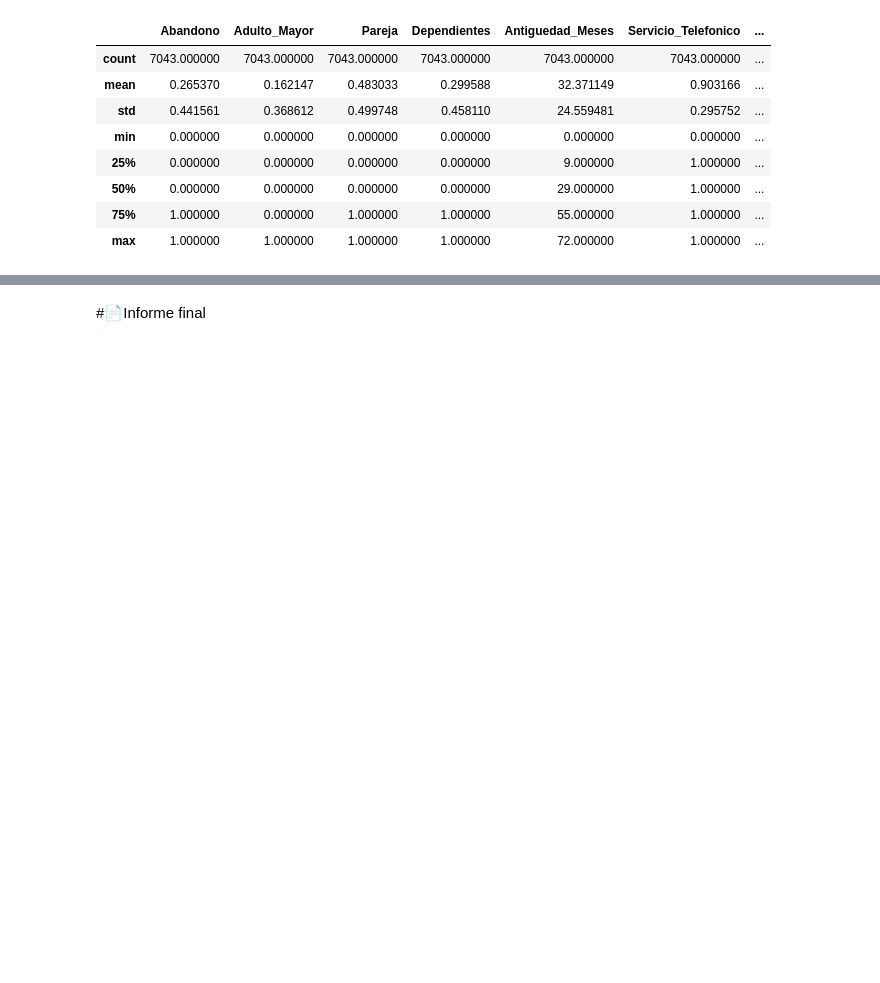
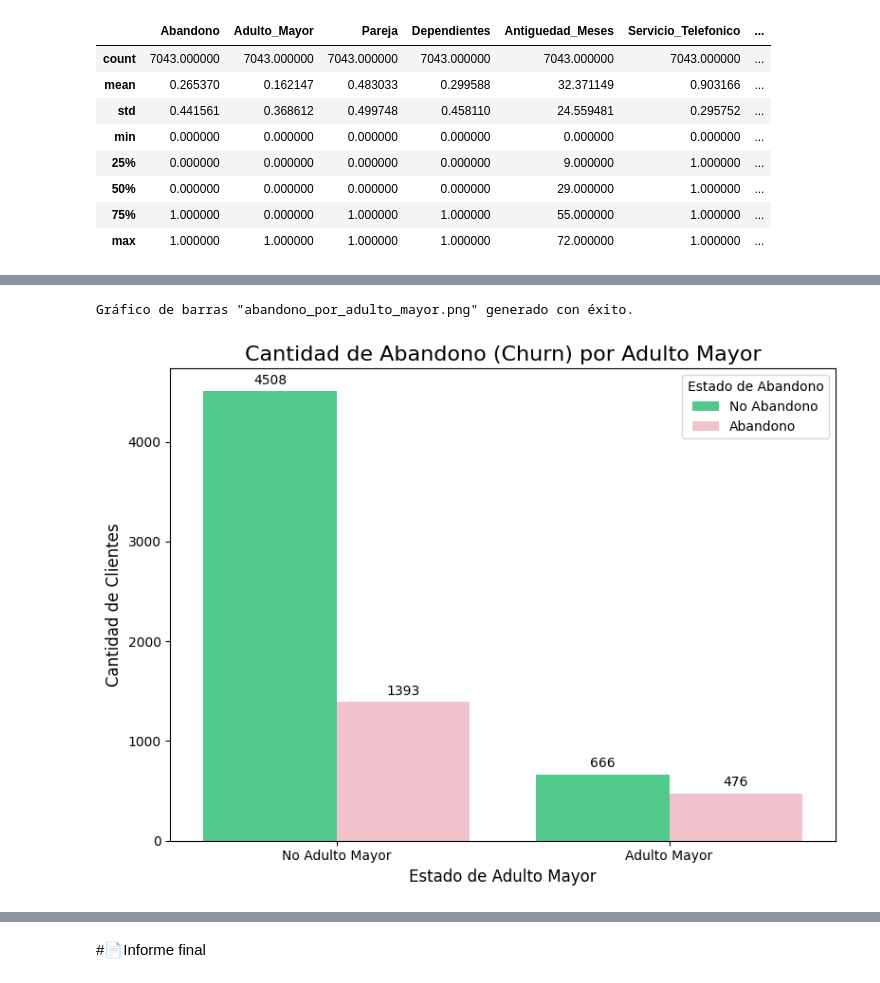
Before and after one commit to gloriaCV/challenge-telecomx-1, a Jupyter notebook: TelecomX_LATAM.ipynb, the cells around one changed output, grey strips where cells are left out. Drawn from its saved outputs; the diff is of its cells as text; code cells hidden in the pictures; blank space fills up the shorter version.

```diff
--- a/TelecomX_LATAM.ipynb
+++ b/TelecomX_LATAM.ipynb
@@ -409,0 +505,24 @@ df.describe()
+# %%
+df['Adulto_Mayor_Etiqueta'] = df['Adulto_Mayor'].map({0: 'No Adulto Mayor', 1: 'Adulto Mayor'})
+
+colores_churn = {0: '#3DDD8A', 1: '#F8BBC7'}
+
+plt.figure(figsize=(8, 6))
+ax = sns.countplot(data=df, x='Adulto_Mayor_Etiqueta', hue='Abandono', palette=colores_churn)
+
+plt.title('Cantidad de Abandono (Churn) por Adulto Mayor', fontsize=16)
+plt.xlabel('Estado de Adulto Mayor', fontsize=12)
+plt.ylabel('Cantidad de Clientes', fontsize=12)
+
+handles, labels = plt.gca().get_legend_handles_labels()
+plt.legend(handles=handles, labels=['No Abandono', 'Abandono'], title='Estado de Abandono')
+
+for container in ax.containers:
+    ax.bar_label(container, fmt='%.0f', label_type='edge', padding=3)
+
+plt.tight_layout()
+plt.savefig('abandono_por_adulto_mayor.png')
+print('Gráfico de barras "abandono_por_adulto_mayor.png" generado con éxito.')
+# %% [output]
+Gráfico de barras "abandono_por_adulto_mayor.png" generado con éxito.
+[figure, added]
```
Also changed, not shown: parts of 44 cells of this notebook, 21 other files.
